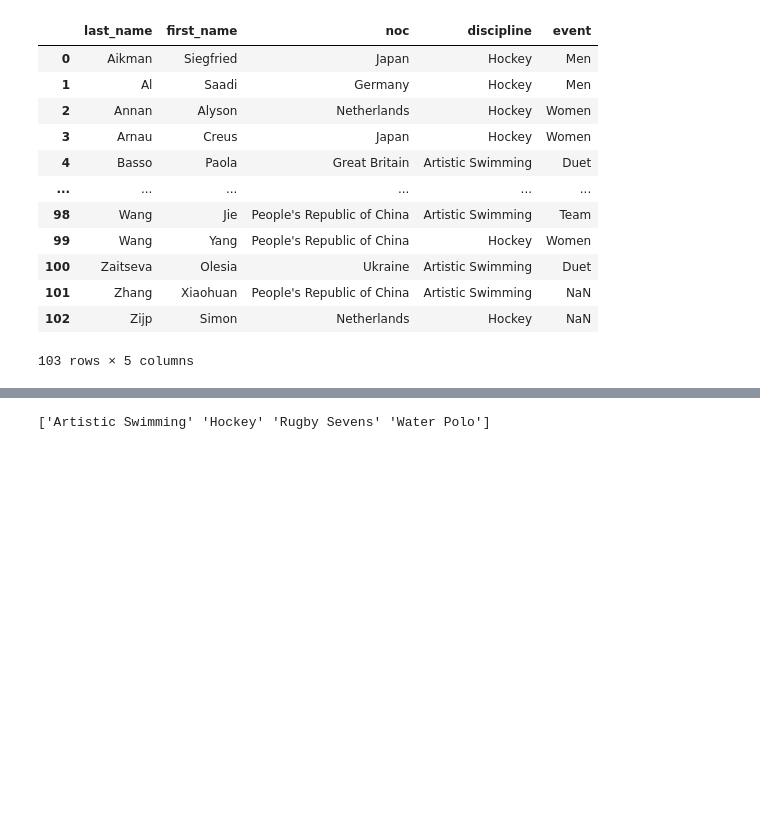
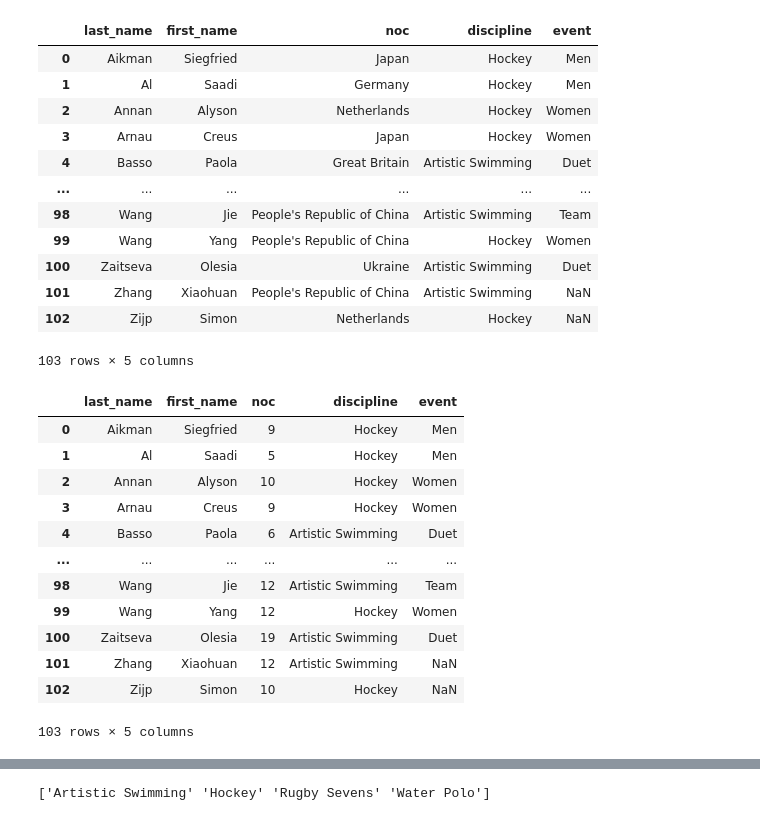
Before and after one commit to BankeUCI/Project_2, a Jupyter notebook: GalynaM/extract_transf.ipynb, the cells around one changed output, grey strips where cells are left out. Drawn from its saved outputs; the diff is of its cells as text; code cells hidden in the pictures; blank space fills up the shorter version.

```diff
--- a/GalynaM/extract_transf.ipynb
+++ b/GalynaM/extract_transf.ipynb
@@ -287,3 +287,6 @@ athletes
 | 5220 | Trajdos | Martyna | 5 | 18 |
 | 5221 | Trapletti | Valentina | 8 | 3 |
 5222 rows × 4 columns
+# %%
+athletes.rename(columns={'discipline':'discipline_id'}, inplace = True)
+athletes
@@ -357,3 +375,8 @@ teams
 | 411 | United States | Water Polo | United States of America | Men |
 | 412 | United States | Water Polo | United States of America | Women |
 413 rows × 4 columns
+# %%
+# Change column noc to country_id in teams and its corresponding values
+for index, row in countries.iterrows():
+    teams.loc[teams['noc']==row["country_name"], 'noc'] = index
+teams
@@ -359,0 +397,5 @@ teams
+# %%
+# Change column discipline to discipline_id in teams and its corresponding values
+for index, row in disciplines.iterrows():
+    teams.loc[teams['discipline']==row["discipline_name"], 'discipline'] = index
+teams
@@ -359,0 +416,5 @@ teams
+# %%
+# Change column event to event_id in teams and its corresponding values
+for index, row in events.iterrows():
+    teams.loc[teams['event']==row["event_name"], 'event'] = index
+teams
@@ -440,3 +599,22 @@ coaches
 | 101 | Zhang | Xiaohuan | People's Republic of China | Artistic Swimming | NaN |
 | 102 | Zijp | Simon | Netherlands | Hockey | NaN |
 103 rows × 5 columns
+# %%
+# Change column noc to country_id in coaches and its corresponding values
+for index, row in countries.iterrows():
+    coaches.loc[coaches['noc']==row["country_name"], 'noc'] = index
+coaches
+# %% [output]
+|  | last_name | first_name | noc | discipline | event |
+| 0 | Aikman | Siegfried | 9 | Hockey | Men |
+| 1 | Al | Saadi | 5 | Hockey | Men |
+| 2 | Annan | Alyson | 10 | Hockey | Women |
+| 3 | Arnau | Creus | 9 | Hockey | Women |
+| 4 | Basso | Paola | 6 | Artistic Swimming | Duet |
+| ... | ... | ... | ... | ... | ... |
+| 98 | Wang | Jie | 12 | Artistic Swimming | Team |
+| 99 | Wang | Yang | 12 | Hockey | Women |
+| 100 | Zaitseva | Olesia | 19 | Artistic Swimming | Duet |
+| 101 | Zhang | Xiaohuan | 12 | Artistic Swimming | NaN |
+| 102 | Zijp | Simon | 10 | Hockey | NaN |
+103 rows × 5 columns
```
Also changed, not shown: parts of 17 cells of this notebook, 3 other files.
